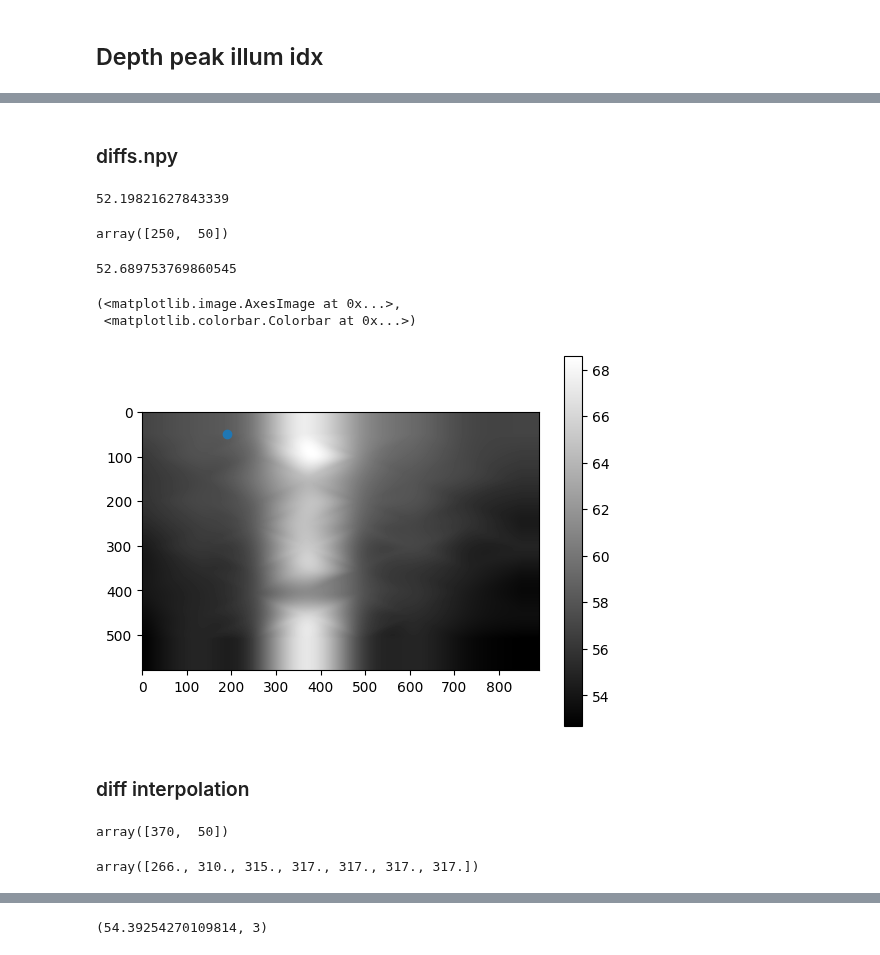
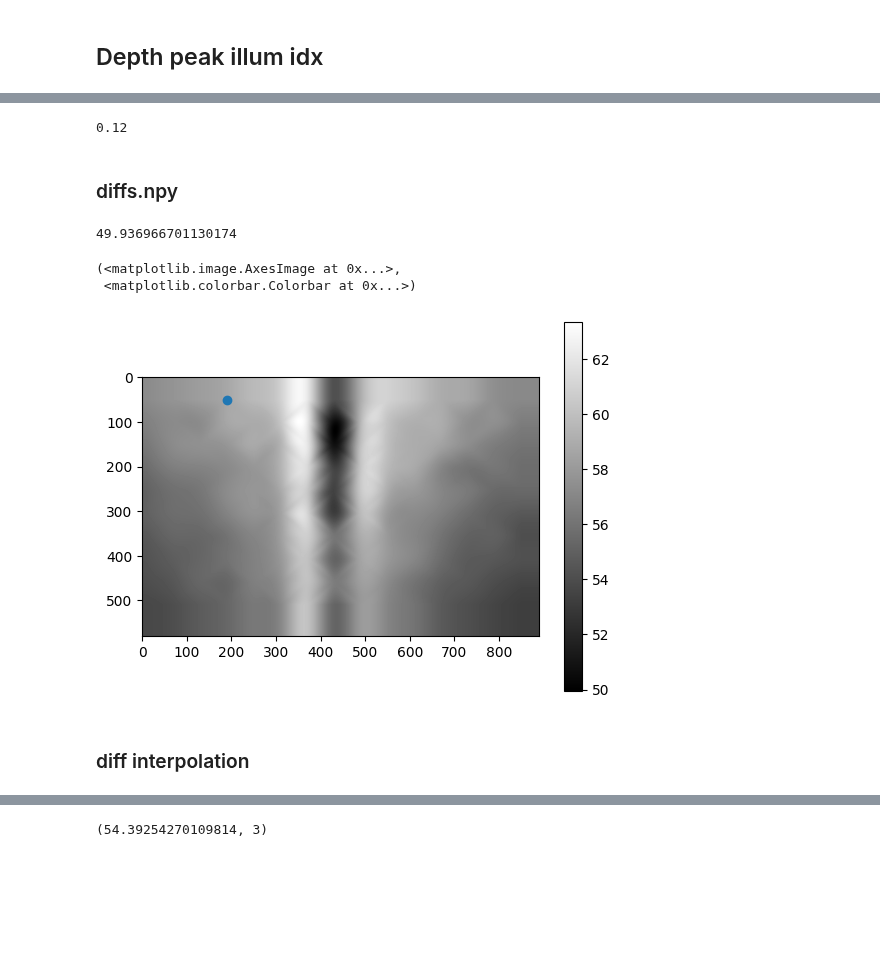
Before and after one commit to shshin1210/DSL, a Jupyter notebook: hyper_sl/image_formation/debug.ipynb, the cells around one changed output, grey strips where cells are left out. Drawn from its saved outputs; the diff is of its cells as text; code cells hidden in the pictures; blank space fills up the shorter version.

```diff
--- a/hyper_sl/image_formation/debug.ipynb
+++ b/hyper_sl/image_formation/debug.ipynb
@@ -255,29 +465,25 @@ depth_peak_illum_idx_final_linear.shape
+# %%
+diff.mean()
+# %% [output]
+0.12
 # %% [markdown]
 ### diffs.npy
 # %%
 diffs = np.load(os.path.join(npy_dir, 'diffs.npy'))
-# %%
-diffs.min()
-# %% [output]
-52.19821627843339
-# %%
-sample_pts[4]
-# %% [output]
-array([250,  50])
 # %%
-idx = 300
+idx = 0
 
 pts = 3
 # plt.scatter(sample_pts[:,0],sample_pts[:,1])
 plt.scatter(sample_pts[pts,0],sample_pts[pts,1])
 
 print(diffs[idx].min())
 plt.imshow(diffs[idx], cmap='gray'), plt.colorbar()
 # %% [output]
-52.689753769860545
+49.936966701130174
 (<matplotlib.image.AxesImage at 0x...>,
  <matplotlib.colorbar.Colorbar at 0x...>)
-[figure, old version]
+[figure, new version]
 # %% [markdown]
 ### diff interpolation
 # %%
@@ -335,8 +517,0 @@ for d in range(200,201):
-# %%
-sample_pts[6]
-# %% [output]
-array([370,  50])
-# %%
-depth_peak_illum_idx_final_linear[300,1,:,6]
-# %% [output]
-array([266., 310., 315., 317., 317., 317., 317.])
```
Also changed, not shown: parts of 79 cells of this notebook, 13 other files.
